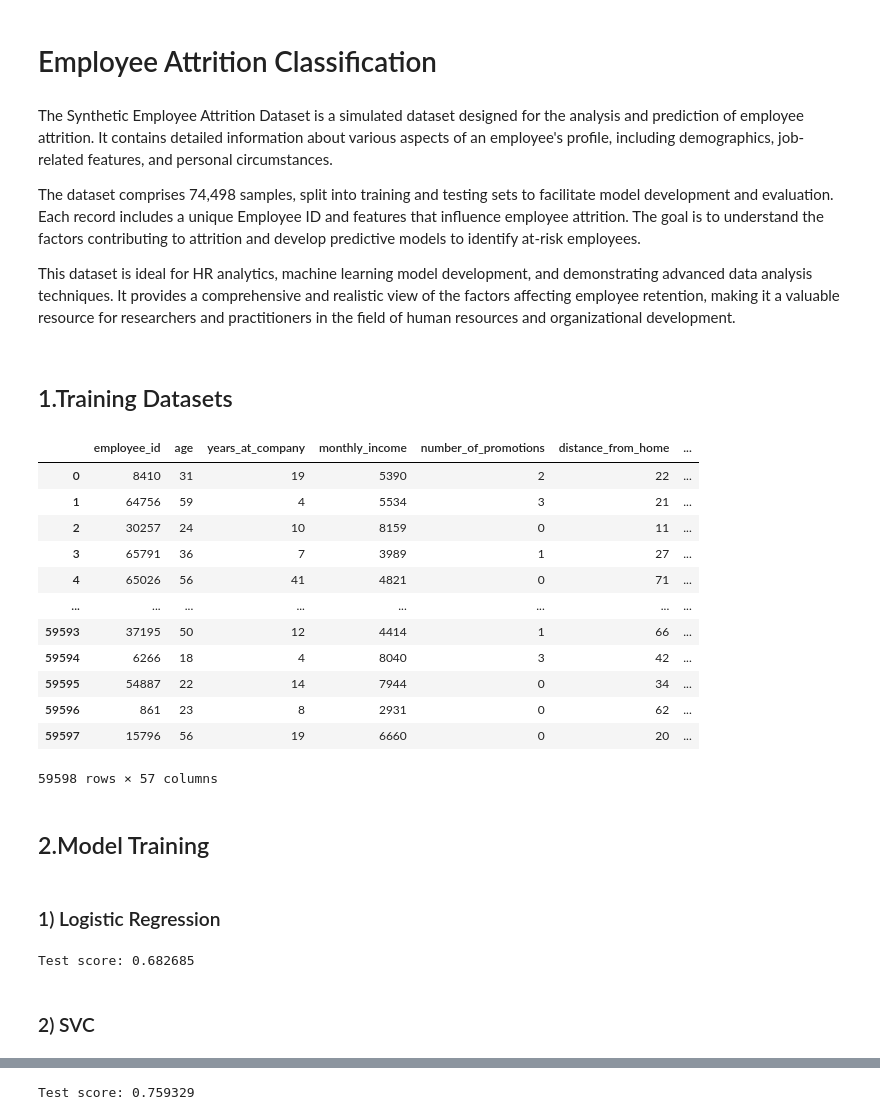
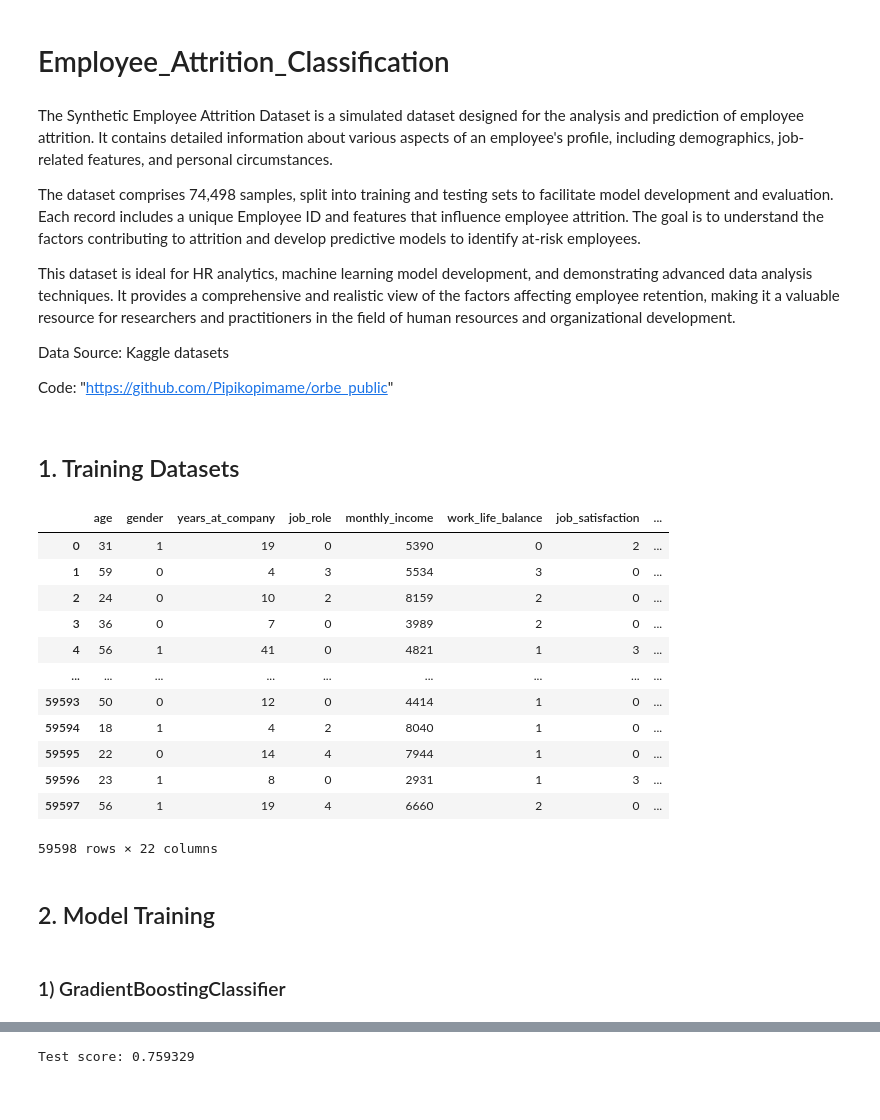
Before and after one commit to Pipikopimame/orbe_public, a Jupyter notebook: employee_attrition_classification.ipynb, the cells around one changed output, grey strips where cells are left out. Saved outputs shown, nothing was run; the diff lists cells and outputs as text; code cells hidden in the pictures.

```diff
--- a/employee_attrition_classification.ipynb
+++ b/employee_attrition_classification.ipynb
@@ -1,86 +1,61 @@
 # %% [markdown]
-<h1>Employee Attrition Classification</h1>
+<h1>Employee_Attrition_Classification</h1>
 # %% [markdown]
 <p>The Synthetic Employee Attrition Dataset is a simulated dataset designed for the analysis and prediction of employee attrition. It contains detailed information about various aspects of an employee's profile, including demographics, job-related features, and personal circumstances.
 
 The dataset comprises 74,498 samples, split into training and testing sets to facilitate model development and evaluation. Each record includes a unique Employee ID and features that influence employee attrition. The goal is to understand the factors contributing to attrition and develop predictive models to identify at-risk employees.
 
-This dataset is ideal for HR analytics, machine learning model development, and demonstrating advanced data analysis techniques. It provides a comprehensive and realistic view of the factors affecting employee retention, making it a valuable resource for researchers and practitioners in the field of human resources and organizational development.</p>
+This dataset is ideal for HR analytics, machine learning model development, and demonstrating advanced data analysis techniques. It provides a comprehensive and realistic view of the factors affecting employee retention, making it a valuable resource for researchers and practitioners in the field of human resources and organizational development.
+
+Data Source: Kaggle datasets
+
+Code: "https://github.com/Pipikopimame/orbe_public"
+
+</p>
 # %% [markdown]
-<h2>1.Training Datasets</h2>
+<h2>1. Training Datasets</h2>
 # %%
 import employee_attrition_classification
 import pandas as pd
 from sklearn.model_selection import train_test_split
 from sklearn.feature_selection import SelectFromModel,RFE
 from sklearn.linear_model import LogisticRegression
 from sklearn.svm import LinearSVC,SVC
 from sklearn.neighbors import KNeighborsClassifier
 from sklearn.tree import DecisionTreeClassifier
 from sklearn.neural_network import MLPClassifier,MLPRegressor
 from sklearn.ensemble import GradientBoostingClassifier,RandomForestClassifier,HistGradientBoostingClassifier
 from sklearn.preprocessing import MinMaxScaler,RobustScaler,StandardScaler
 from sklearn.decomposition import PCA
 from sklearn.metrics import mean_squared_error, r2_score,accuracy_score
 from sklearn.preprocessing import OneHotEncoder
 import numpy as np
 import seaborn as sns
 import matplotlib.pyplot as plt
 
 const = employee_attrition_classification.base()
 data = const.train_data()
 data2 = const.test_data()
 train_data = data.drop(columns=['attrition'])
 train_label = data['attrition']
 test_data = data2.drop(columns=['attrition'])
 test_label = data2['attrition']
-
-train_dummy = const.train_data_dummy()
-train_dummy_data = train_dummy[0]
-train_dummy_label = train_dummy[1]
-test_dummy = const.test_data_dummy()
-test_dummy_data = test_dummy[0]
-test_dummy_label = test_dummy[1]
-train_dummy[0]
+train_data
 # %% [output]
-|  | employee_id | age | years_at_company | monthly_income | number_of_promotions | distance_from_home | ... |
-| 0 | 8410 | 31 | 19 | 5390 | 2 | 22 | ... |
-| 1 | 64756 | 59 | 4 | 5534 | 3 | 21 | ... |
-| 2 | 30257 | 24 | 10 | 8159 | 0 | 11 | ... |
-| 3 | 65791 | 36 | 7 | 3989 | 1 | 27 | ... |
-| 4 | 65026 | 56 | 41 | 4821 | 0 | 71 | ... |
-| ... | ... | ... | ... | ... | ... | ... | ... |
-| 59593 | 37195 | 50 | 12 | 4414 | 1 | 66 | ... |
-| 59594 | 6266 | 18 | 4 | 8040 | 3 | 42 | ... |
-| 59595 | 54887 | 22 | 14 | 7944 | 0 | 34 | ... |
-| 59596 | 861 | 23 | 8 | 2931 | 0 | 62 | ... |
-| 59597 | 15796 | 56 | 19 | 6660 | 0 | 20 | ... |
+|  | age | gender | years_at_company | job_role | monthly_income | work_life_balance | job_satisfaction | ... |
+| 0 | 31 | 1 | 19 | 0 | 5390 | 0 | 2 | ... |
+| 1 | 59 | 0 | 4 | 3 | 5534 | 3 | 0 | ... |
+| 2 | 24 | 0 | 10 | 2 | 8159 | 2 | 0 | ... |
+| 3 | 36 | 0 | 7 | 0 | 3989 | 2 | 0 | ... |
+| 4 | 56 | 1 | 41 | 0 | 4821 | 1 | 3 | ... |
+| ... | ... | ... | ... | ... | ... | ... | ... | ... |
+| 59593 | 50 | 0 | 12 | 0 | 4414 | 1 | 0 | ... |
+| 59594 | 18 | 1 | 4 | 2 | 8040 | 1 | 0 | ... |
+| 59595 | 22 | 0 | 14 | 4 | 7944 | 1 | 0 | ... |
+| 59596 | 23 | 1 | 8 | 0 | 2931 | 1 | 3 | ... |
+| 59597 | 56 | 1 | 19 | 4 | 6660 | 2 | 0 | ... |
-59598 rows × 57 columns
+59598 rows × 22 columns
 # %% [markdown]
-<h2>2.Model Training</h2>
+<h2>2. Model Training</h2>
 # %% [markdown]
-<h3>1) Logistic Regression</h3>
+<h3>1) GradientBoostingClassifier</h3>
-# %%
-
-model = LogisticRegression(solver='saga',max_iter=50000)
-#scaler = MinMaxScaler(copy=True,feature_range=(0,1))
-#scaler = StandardScaler()
-#scaler.fit(train_data)
-##test_scaled = scaler.transform(test_data)
-#pca = PCA(n_components=20)
-#pca.fit(train_scaled)
-#X_pca = pca.transform(train_data)
-#pca.fit(test_scaled)
-#test_pca = pca.transform(test_data)
-
-#model.fit(train_scaled,train_label)
-model.fit(train_data,train_label)
-
-test_data = data2.drop(columns=['attrition'])
-test_label = data2['attrition']
-
-print("Test score: {:2f}".format(model.score(test_data,test_label)))
-# %% [output]
-Test score: 0.682685
-# %% [markdown]
-<h3>2) SVC</h3>
```
Also changed, not shown: parts of 32 cells of this notebook.
